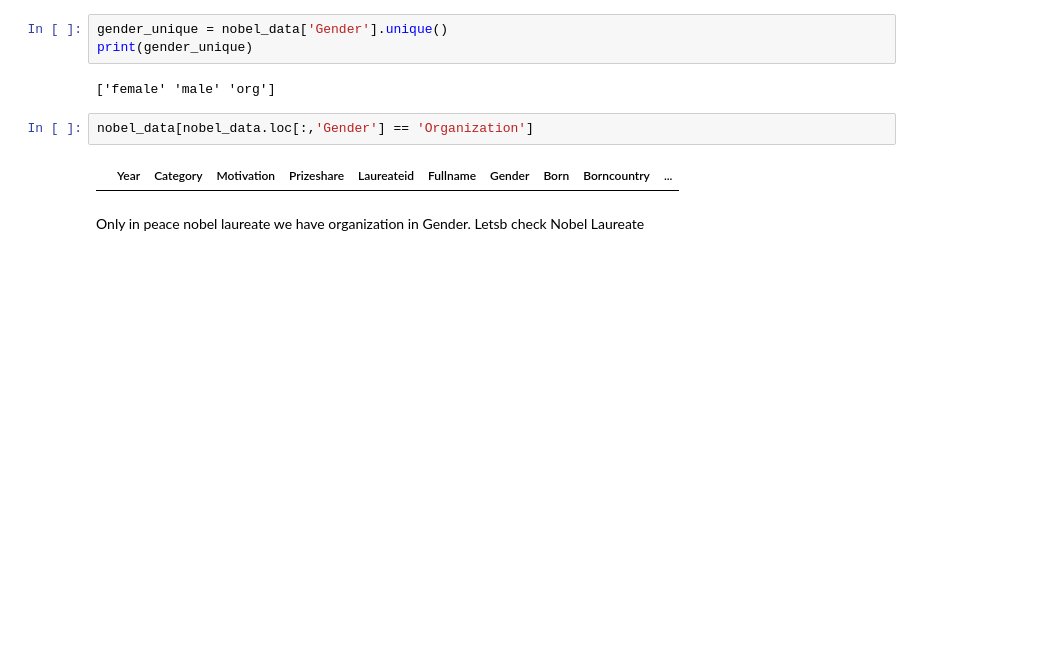
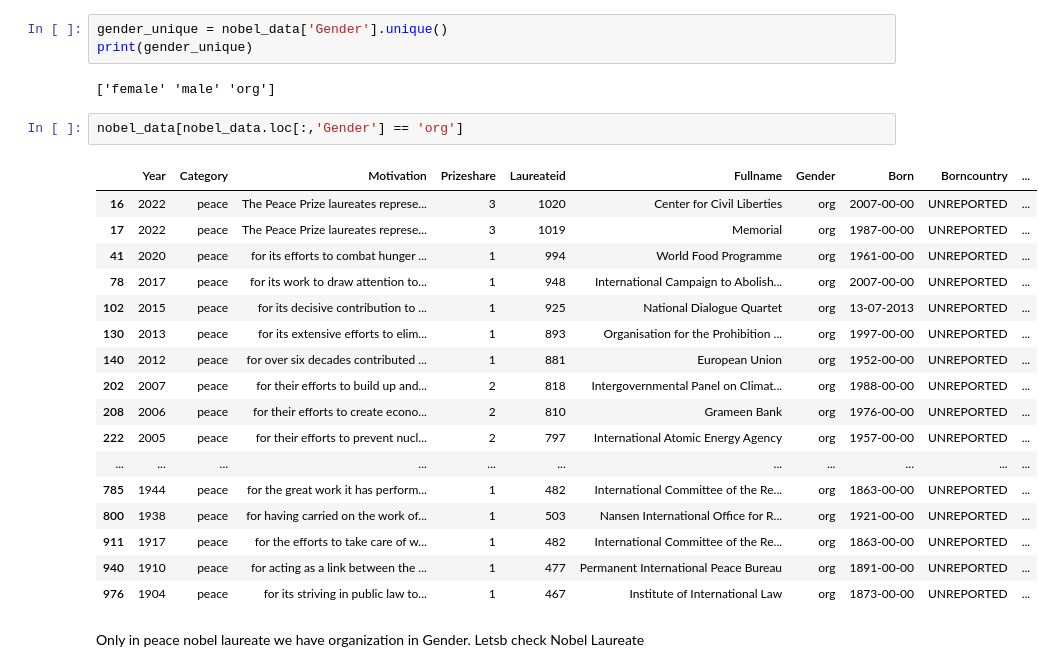
Before and after one commit to SarahB21/Project2024, a Jupyter notebook: ProjectLabelLaureate.ipynb, the cells around one changed output. Drawn from its saved outputs; the diff is of its cells as text; blank space fills up the shorter version.

```diff
--- a/ProjectLabelLaureate.ipynb
+++ b/ProjectLabelLaureate.ipynb
@@ -138,9 +138,25 @@ print(gender_unique)
 # %% [output]
 ['female' 'male' 'org']
 # %%
-nobel_data[nobel_data.loc[:,'Gender'] == 'Organization']
+nobel_data[nobel_data.loc[:,'Gender'] == 'org']
 # %% [output]
 |  | Year | Category | Motivation | Prizeshare | Laureateid | Fullname | Gender | Born | Borncountry | ... |
+| 16 | 2022 | peace | The Peace Prize laureates represe... | 3 | 1020 | Center for Civil Liberties | org | 2007-00-00 | UNREPORTED | ... |
+| 17 | 2022 | peace | The Peace Prize laureates represe... | 3 | 1019 | Memorial | org | 1987-00-00 | UNREPORTED | ... |
+| 41 | 2020 | peace | for its efforts to combat hunger ... | 1 | 994 | World Food Programme | org | 1961-00-00 | UNREPORTED | ... |
+| 78 | 2017 | peace | for its work to draw attention to... | 1 | 948 | International Campaign to Abolish... | org | 2007-00-00 | UNREPORTED | ... |
+| 102 | 2015 | peace | for its decisive contribution to ... | 1 | 925 | National Dialogue Quartet | org | 13-07-2013 | UNREPORTED | ... |
+| 130 | 2013 | peace | for its extensive efforts to elim... | 1 | 893 | Organisation for the Prohibition ... | org | 1997-00-00 | UNREPORTED | ... |
+| 140 | 2012 | peace | for over six decades contributed ... | 1 | 881 | European Union | org | 1952-00-00 | UNREPORTED | ... |
+| 202 | 2007 | peace | for their efforts to build up and... | 2 | 818 | Intergovernmental Panel on Climat... | org | 1988-00-00 | UNREPORTED | ... |
+| 208 | 2006 | peace | for their efforts to create econo... | 2 | 810 | Grameen Bank | org | 1976-00-00 | UNREPORTED | ... |
+| 222 | 2005 | peace | for their efforts to prevent nucl... | 2 | 797 | International Atomic Energy Agency | org | 1957-00-00 | UNREPORTED | ... |
+| ... | ... | ... | ... | ... | ... | ... | ... | ... | ... | ... |
+| 785 | 1944 | peace | for the great work it has perform... | 1 | 482 | International Committee of the Re... | org | 1863-00-00 | UNREPORTED | ... |
+| 800 | 1938 | peace | for having carried on the work of... | 1 | 503 | Nansen International Office for R... | org | 1921-00-00 | UNREPORTED | ... |
+| 911 | 1917 | peace | for the efforts to take care of w... | 1 | 482 | International Committee of the Re... | org | 1863-00-00 | UNREPORTED | ... |
+| 940 | 1910 | peace | for acting as a link between the ... | 1 | 477 | Permanent International Peace Bureau | org | 1891-00-00 | UNREPORTED | ... |
+| 976 | 1904 | peace | for its striving in public law to... | 1 | 467 | Institute of International Law | org | 1873-00-00 | UNREPORTED | ... |
 # %% [markdown]
 Only in peace nobel laureate we have organization in Gender. Letsb check Nobel Laureate
 # %%
```
Also changed, not shown: parts of 8 cells of this notebook.
